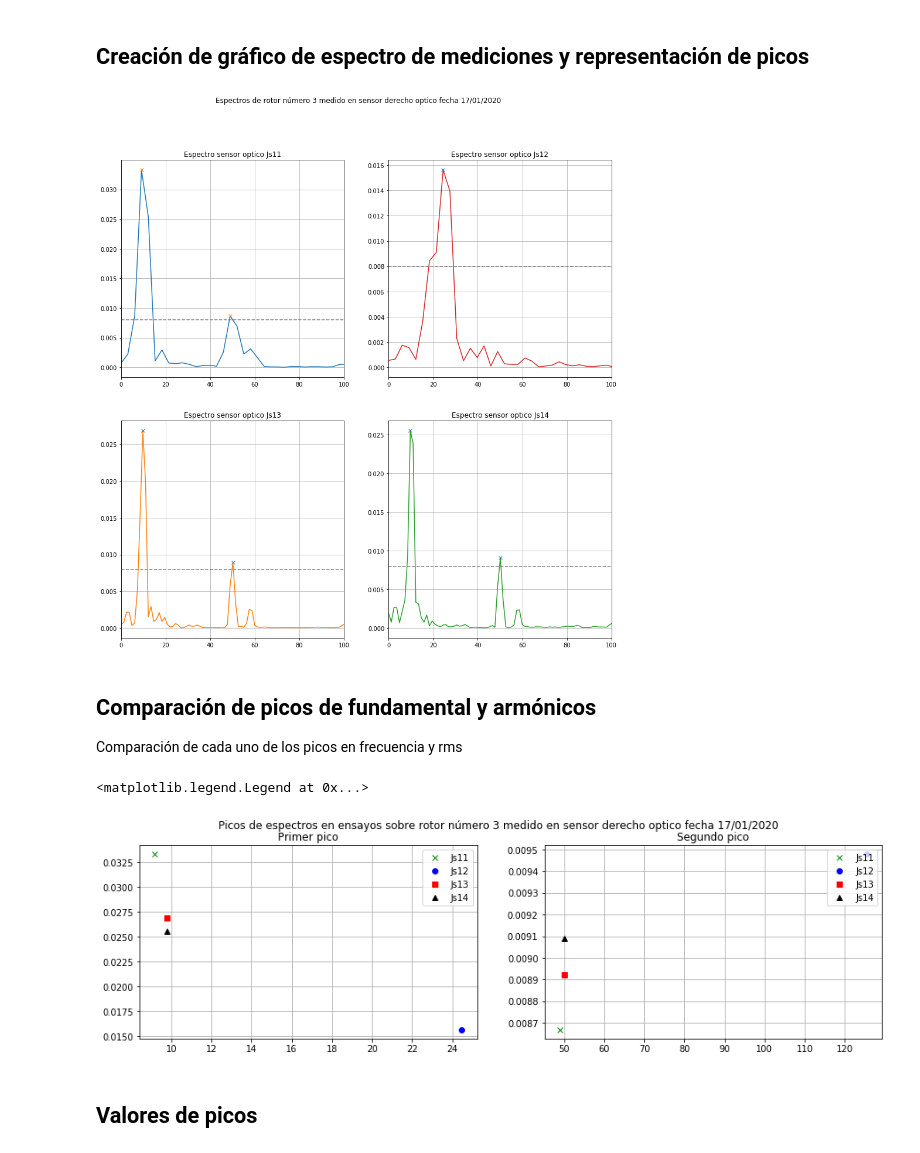
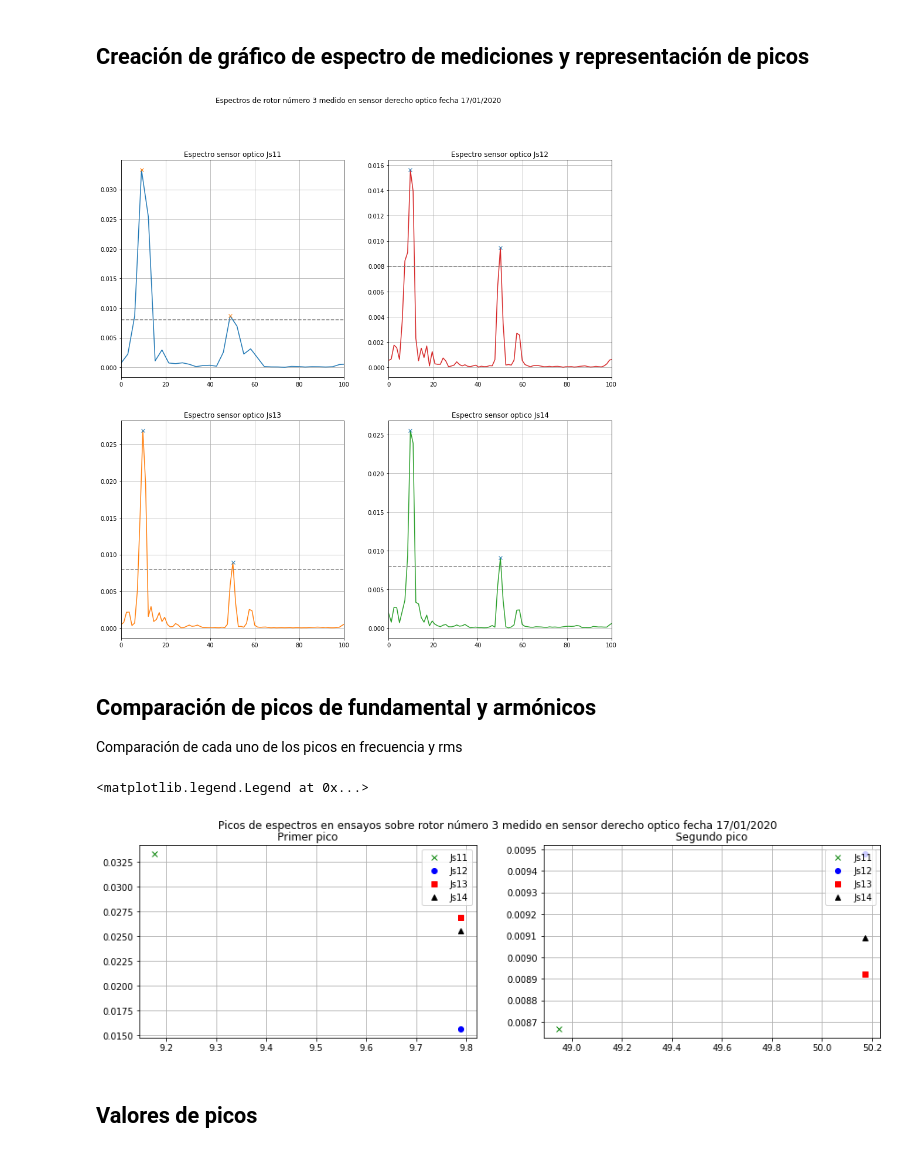
Before and after one commit to gvdiaz/Ensayo-dinamico, a Jupyter notebook: Ensayo 20200117/Lectura datos/Resultado 3.ipynb, the cells around one changed output. Drawn from its saved outputs; the diff is of its cells as text; code cells hidden in the pictures.

```diff
--- a/Ensayo 20200117/Lectura datos/Resultado 3.ipynb
+++ b/Ensayo 20200117/Lectura datos/Resultado 3.ipynb
@@ -256,7 +256,7 @@ freqs_V4 = np.arange( 0, max_freq_V4, freq_step_V4 )
 
 # Acondicionamiento de vector de frecuencias creado para evitar problemas si la cantidad de puntos es par o impar
 freqs_V1 = freqs_V1[0:spectrum_V1.size]
-freqs_V2 = freqs_V1[0:spectrum_V2.size]
+freqs_V2 = freqs_V2[0:spectrum_V2.size]
 freqs_V3 = freqs_V3[0:spectrum_V3.size]
 freqs_V4 = freqs_V4[0:spectrum_V4.size]
 
@@ -272,34 +272,34 @@ picos_V4, _ = find_peaks(spectrum_V4, height=umbral)
 fig, axs = plt.subplots(2, 2, figsize=(15,15))
 fig.suptitle('Espectros de ' + rotor + ' medido en sensor ' + sensor + ' ' + tipo_sensor + ' fecha ' + fecha )
 axs[0,0].set_xlim( 0, 100 )
 axs[0,0].plot(freqs_V1, spectrum_V1)
 axs[0,0].plot(freqs_V1[picos_V1], spectrum_V1[picos_V1], "x")
 axs[0,0].plot(np.ones(spectrum_V1.size)*umbral, "--", color="gray")
 axs[0,0].set_title('Espectro sensor ' + tipo_sensor + ' Js11')
 axs[0,0].grid(True)
 
 axs[0,1].set_xlim( 0, 100 )
 axs[0,1].plot( freqs_V2, spectrum_V2, 'tab:red')
 axs[0,1].plot(freqs_V2[picos_V2], spectrum_V2[picos_V2], "x")
 axs[0,1].plot(np.ones(spectrum_V2.size)*umbral, "--", color="gray")
 axs[0,1].set_title('Espectro sensor ' + tipo_sensor + ' Js12')
 axs[0,1].grid(True)
 
 axs[1,0].set_xlim( 0, 100 )
 axs[1,0].plot(freqs_V3, spectrum_V3, 'tab:orange')
 axs[1,0].plot(freqs_V3[picos_V3], spectrum_V3[picos_V3], "x")
 axs[1,0].plot(np.ones(spectrum_V3.size)*umbral, "--", color="gray")
 axs[1,0].set_title('Espectro sensor ' + tipo_sensor + ' Js13')
 axs[1,0].grid(True)
 
 axs[1,1].set_xlim( 0, 100 )
 axs[1,1].plot( freqs_V4, spectrum_V4, 'tab:green')
 axs[1,1].plot(freqs_V4[picos_V4], spectrum_V4[picos_V4], "x")
 axs[1,1].plot(np.ones(spectrum_V4.size)*umbral, "--", color="gray")
 axs[1,1].set_title('Espectro sensor ' + tipo_sensor + ' Js14')
 axs[1,1].grid(True)
 # %% [output]
-[figure, old version]
+[figure, new version]
 # %% [markdown]
 ## Comparación de picos de fundamental y armónicos
 Comparación de cada uno de los picos en frecuencia y rms
@@ -323,7 +323,7 @@ axs[1].grid(True)
 axs[1].legend(loc="upper right")
 # %% [output]
 <matplotlib.legend.Legend at 0x...>
-[figure, old version]
+[figure, new version]
 # %% [markdown]
 ## Valores de picos
 # %%
```
Also changed, not shown: parts of 1 cell of this notebook, 5 other files.
